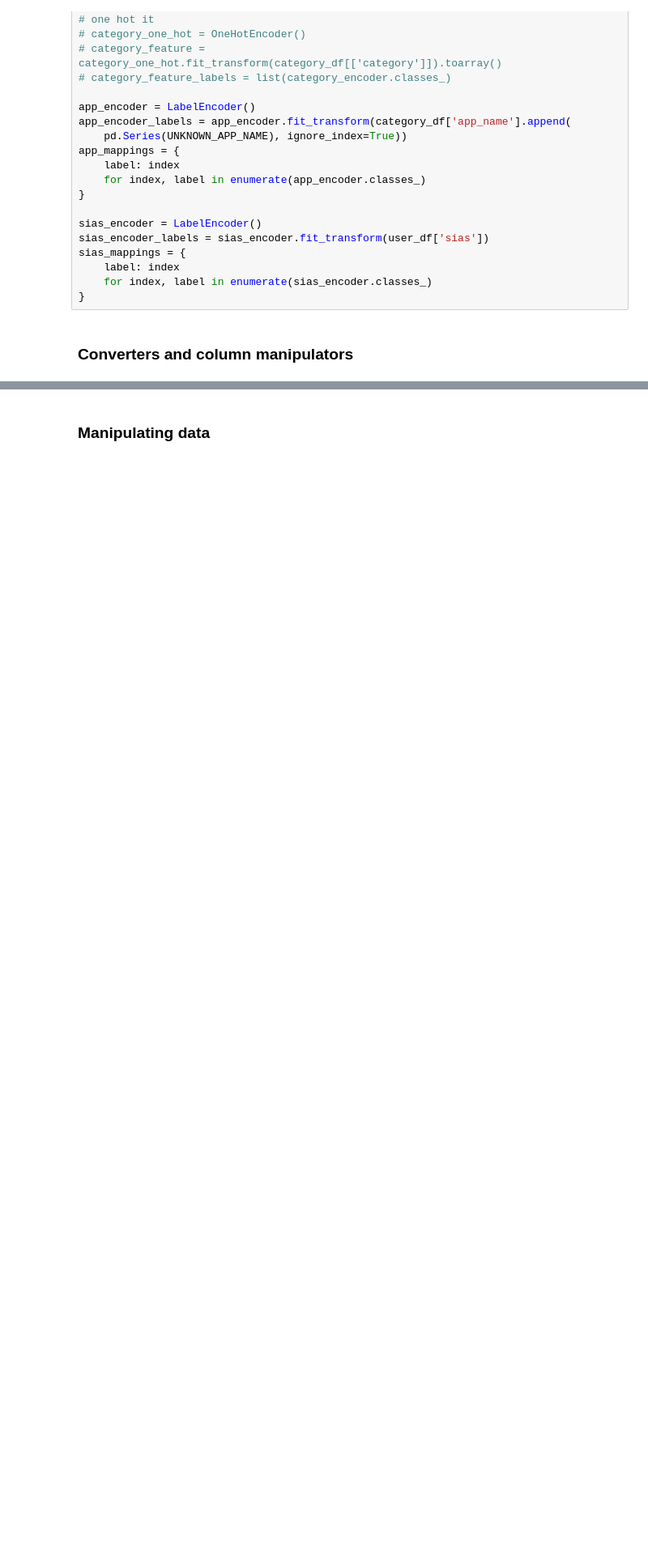
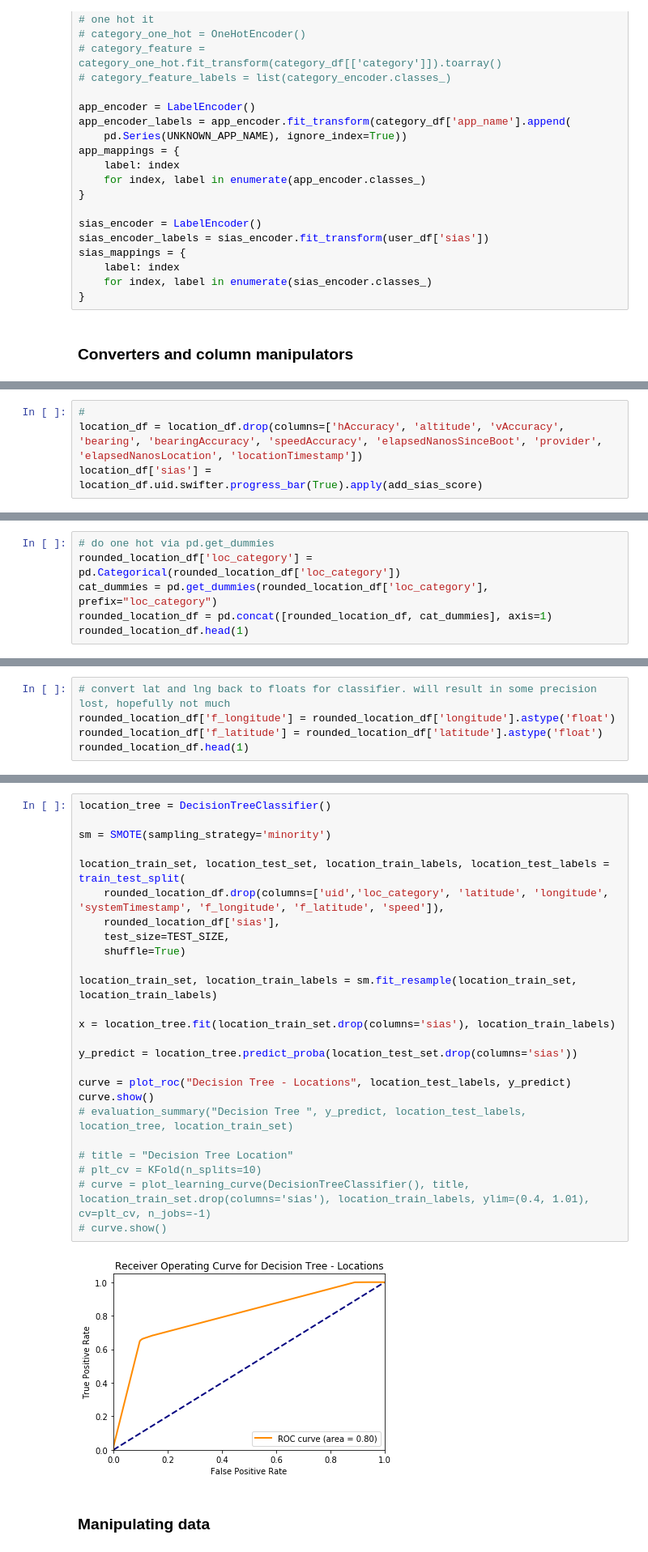
Before and after one commit to modelorona/level4dissertation, a Jupyter notebook: src/analysis/analysis.ipynb, the cells around one changed output, grey strips where cells are left out. Shown at 81% size. Drawn from its saved outputs; the diff is of its cells as text; blank space fills up the shorter version.

```diff
--- a/src/analysis/analysis.ipynb
+++ b/src/analysis/analysis.ipynb
@@ -325,0 +526,4 @@ def add_sias_score_trial_1(uid):
+# %%
+#
+location_df = location_df.drop(columns=['hAccuracy', 'altitude', 'vAccuracy', 'bearing', 'bearingAccuracy', 'speedAccuracy', 'elapsedNanosSinceBoot', 'provider', 'elapsedNanosLocation', 'locationTimestamp'])
+location_df['sias'] = location_df.uid.swifter.progress_bar(True).apply(add_sias_score)
@@ -325,0 +616,6 @@ def add_sias_score_trial_1(uid):
+# %%
+# do one hot via pd.get_dummies
+rounded_location_df['loc_category'] = pd.Categorical(rounded_location_df['loc_category'])
+cat_dummies = pd.get_dummies(rounded_location_df['loc_category'], prefix="loc_category")
+rounded_location_df = pd.concat([rounded_location_df, cat_dummies], axis=1)
+rounded_location_df.head(1)
@@ -325,0 +629,5 @@ def add_sias_score_trial_1(uid):
+# %%
+# convert lat and lng back to floats for classifier. will result in some precision lost, hopefully not much
+rounded_location_df['f_longitude'] = rounded_location_df['longitude'].astype('float')
+rounded_location_df['f_latitude'] = rounded_location_df['latitude'].astype('float')
+rounded_location_df.head(1)
@@ -326,3 +637,30 @@ def add_sias_score_trial_1(uid):
+# %%
+location_tree = DecisionTreeClassifier()
+
+sm = SMOTE(sampling_strategy='minority')
+
+location_train_set, location_test_set, location_train_labels, location_test_labels = train_test_split(
+    rounded_location_df.drop(columns=['uid','loc_category', 'latitude', 'longitude', 'systemTimestamp', 'f_longitude', 'f_latitude', 'speed']),
+    rounded_location_df['sias'],
+    test_size=TEST_SIZE,
+    shuffle=True)
+
+location_train_set, location_train_labels = sm.fit_resample(location_train_set, location_train_labels)
+
+x = location_tree.fit(location_train_set.drop(columns='sias'), location_train_labels)
+
+y_predict = location_tree.predict_proba(location_test_set.drop(columns='sias'))
+
+curve = plot_roc("Decision Tree - Locations", location_test_labels, y_predict)
+curve.show()
+# evaluation_summary("Decision Tree ", y_predict, location_test_labels, location_tree, location_train_set)
+
+# title = "Decision Tree Location"
+# plt_cv = KFold(n_splits=10)
+# curve = plot_learning_curve(DecisionTreeClassifier(), title, location_train_set.drop(columns='sias'), location_train_labels, ylim=(0.4, 1.01), cv=plt_cv, n_jobs=-1)
+# curve.show()
+# %% [output]
+[figure, added]
 # %% [markdown]
 ### Manipulating data
 # %%
```
Also changed, not shown: parts of 20 cells of this notebook, 2 other files.
